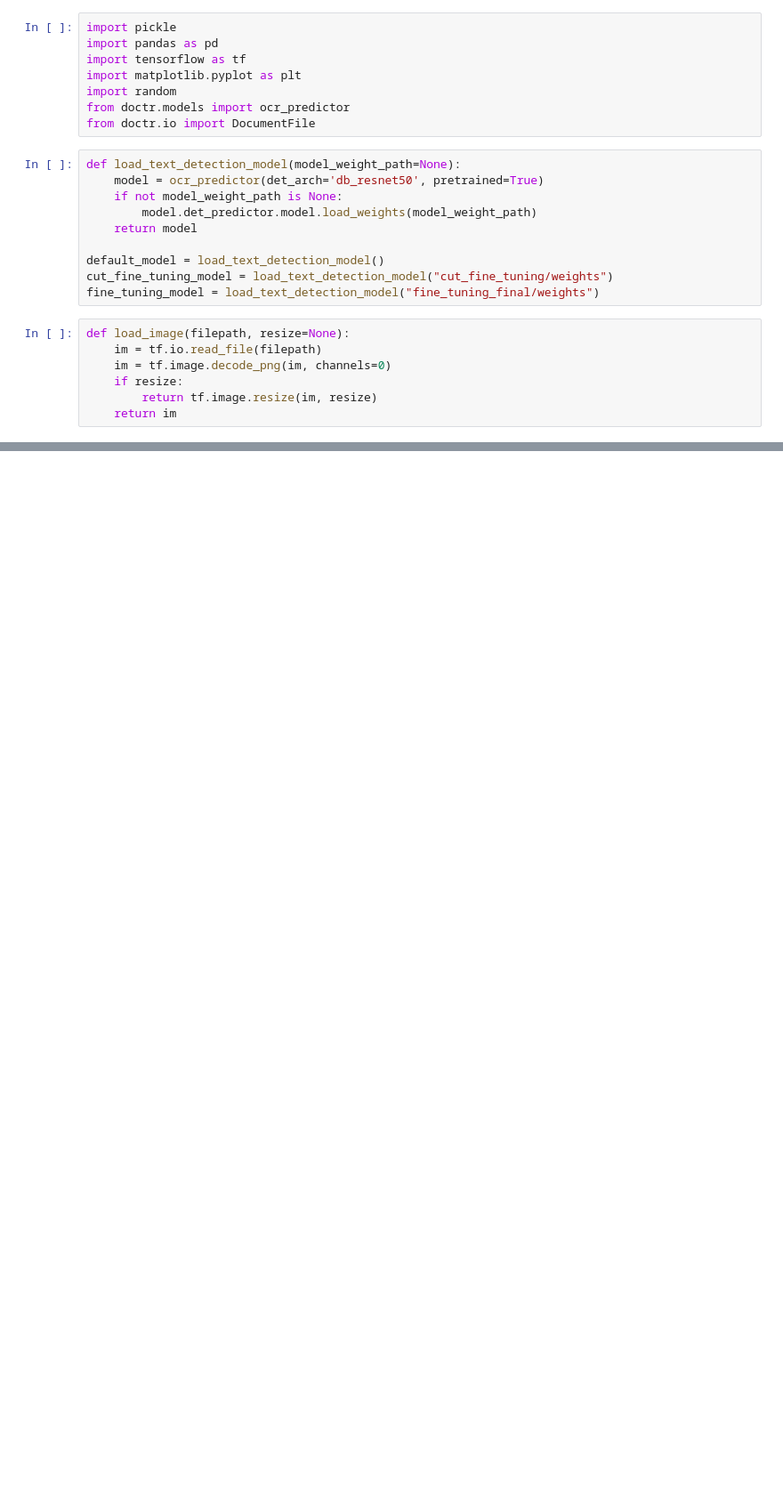
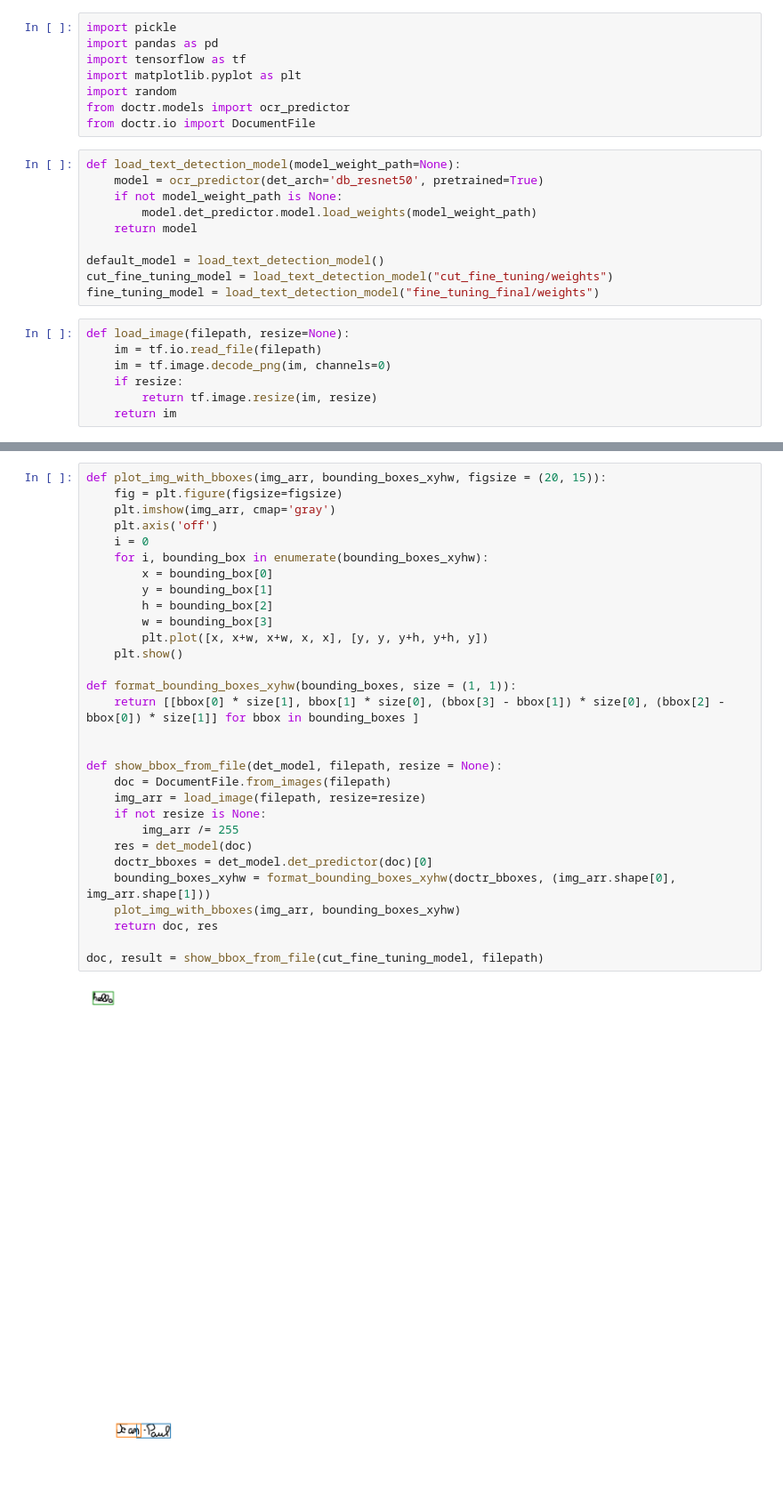
Before and after one commit to sfc-gh-zblackwood/OCRPyMan, a Jupyter notebook: notebooks/text_detection/test.ipynb, the cells around one changed output, grey strips where cells are left out. Shown at 89% size. Drawn from its saved outputs; the diff is of its cells as text; blank space fills up the shorter version.

```diff
--- a/notebooks/text_detection/test.ipynb
+++ b/notebooks/text_detection/test.ipynb
@@ -45,0 +46,32 @@ res_fine_tuning_model.show(doc)
+# %%
+def plot_img_with_bboxes(img_arr, bounding_boxes_xyhw, figsize = (20, 15)):
+    fig = plt.figure(figsize=figsize)
+    plt.imshow(img_arr, cmap='gray')
+    plt.axis('off')
+    i = 0
+    for i, bounding_box in enumerate(bounding_boxes_xyhw):
+        x = bounding_box[0]
+        y = bounding_box[1]
+        h = bounding_box[2]
+        w = bounding_box[3]
+        plt.plot([x, x+w, x+w, x, x], [y, y, y+h, y+h, y])
+    plt.show()
+
+def format_bounding_boxes_xyhw(bounding_boxes, size = (1, 1)):
+    return [[bbox[0] * size[1], bbox[1] * size[0], (bbox[3] - bbox[1]) * size[0], (bbox[2] - bbox[0]) * size[1]] for bbox in bounding_boxes ]
+
+
+def show_bbox_from_file(det_model, filepath, resize = None):
+    doc = DocumentFile.from_images(filepath)
+    img_arr = load_image(filepath, resize=resize)
+    if not resize is None:
+        img_arr /= 255
+    res = det_model(doc)
+    doctr_bboxes = det_model.det_predictor(doc)[0]
+    bounding_boxes_xyhw = format_bounding_boxes_xyhw(doctr_bboxes, (img_arr.shape[0], img_arr.shape[1]))
+    plot_img_with_bboxes(img_arr, bounding_boxes_xyhw)
+    return doc, res
+
+doc, result = show_bbox_from_file(cut_fine_tuning_model, filepath)
+# %% [output]
+[figure, added]
```
Also changed, not shown: parts of 6 cells of this notebook, 6 other files.
